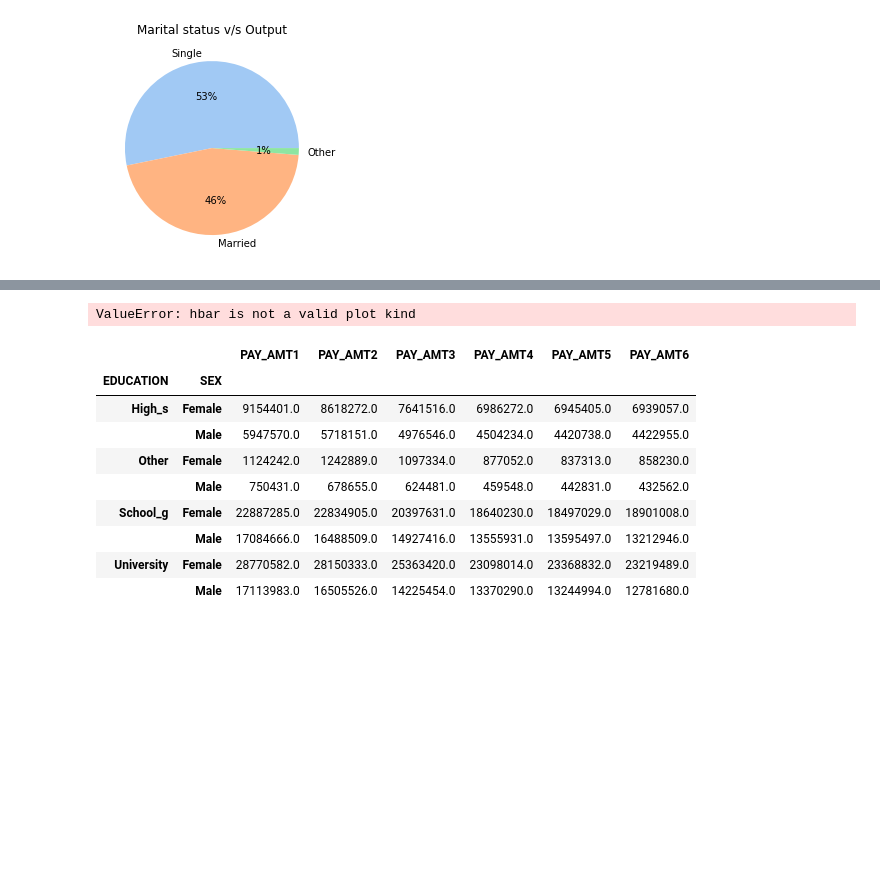
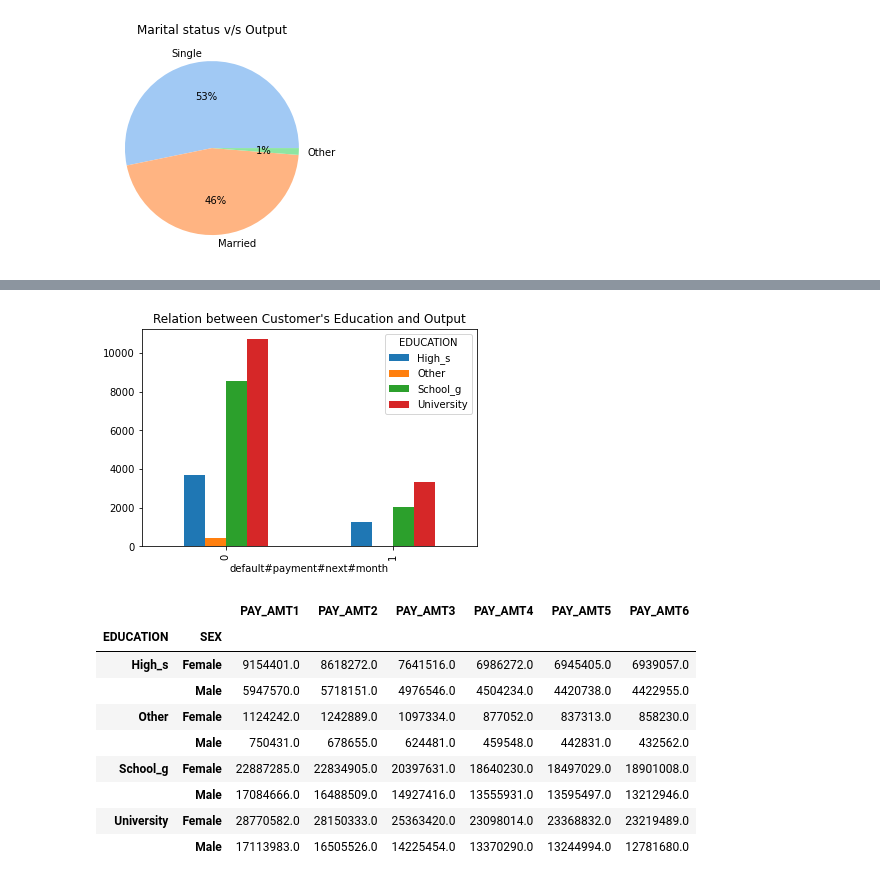
Before and after one commit to SaurabhNair239/Credit-card-default-predictor, a Jupyter notebook: notebook/EDA VISUALISATION.ipynb, the cells around one changed output, grey strips where cells are left out. Drawn from its saved outputs; the diff is of its cells as text; code cells hidden in the pictures; blank space fills up the shorter version.

```diff
--- a/notebook/EDA VISUALISATION.ipynb
+++ b/notebook/EDA VISUALISATION.ipynb
@@ -42,10 +42,10 @@ plt.savefig('figure4.jpeg')
 # %%
 Education_vs_Output = data[['default#payment#next#month','EDUCATION']].groupby(['EDUCATION','default#payment#next#month']).value_counts(ascending=True)
-Education_vs_Output.unstack(level=0).plot(kind="hbar")
+Education_vs_Output.unstack(level=0).plot(kind="bar")
 plt.title("Relation between Customer's Education and Output")
 plt.savefig('figure5.jpeg')
 # %% [output]
-ValueError: hbar is not a valid plot kind
+[figure, added]
 # %%
 sum_payment_amount = data[['EDUCATION','SEX','PAY_AMT1','PAY_AMT2', 'PAY_AMT3', 'PAY_AMT4', 'PAY_AMT5', 'PAY_AMT6']].groupby(['EDUCATION','SEX']).sum(['PAY_AMT1','PAY_AMT2', 'PAY_AMT3', 'PAY_AMT4', 'PAY_AMT5', 'PAY_AMT6'])
 # %%
```
Also changed, not shown: parts of 1 cell of this notebook, 1 other file.
